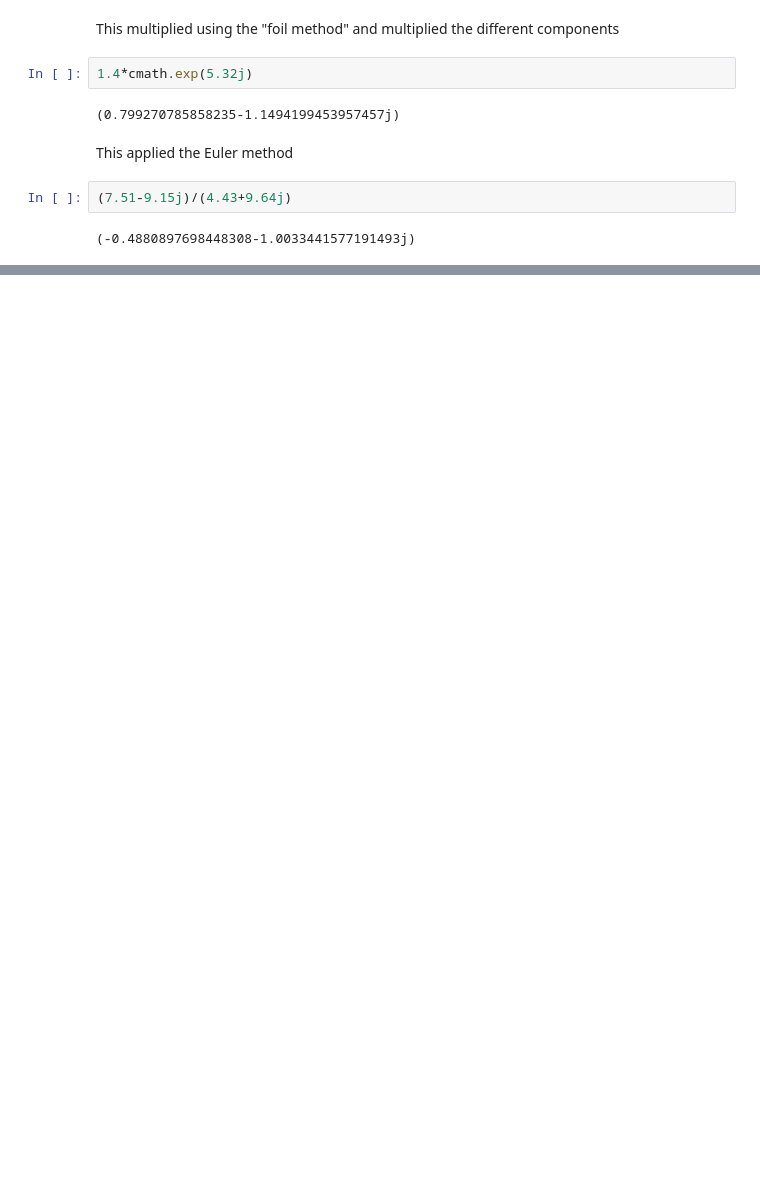
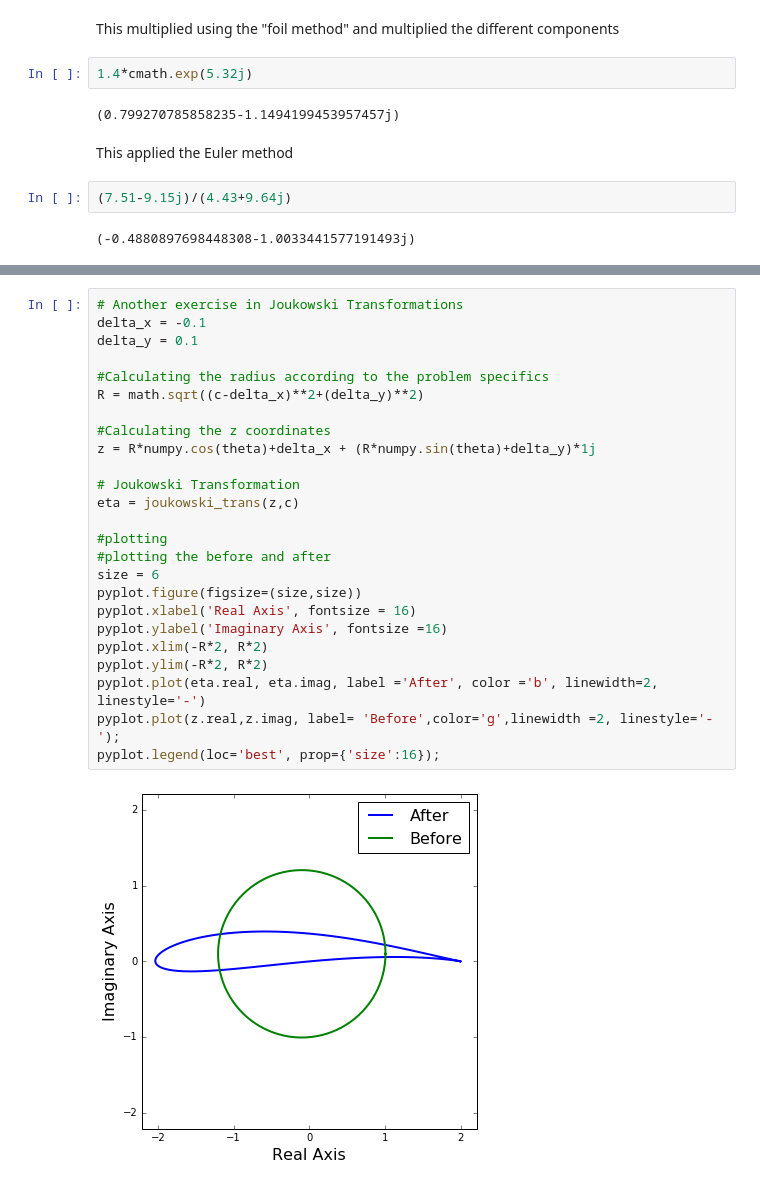
Before and after one commit to jennakosborn/mae6226, a Jupyter notebook: Assignment02.ipynb, the cells around one changed output, grey strips where cells are left out. Drawn from its saved outputs; the diff is of its cells as text; blank space fills up the shorter version.

```diff
--- a/Assignment02.ipynb
+++ b/Assignment02.ipynb
@@ -53,0 +128,27 @@ This applied the Euler method
+# %%
+# Another exercise in Joukowski Transformations
+delta_x = -0.1
+delta_y = 0.1
+
+#Calculating the radius according to the problem specifics
+R = math.sqrt((c-delta_x)**2+(delta_y)**2)
+
+#Calculating the z coordinates
+z = R*numpy.cos(theta)+delta_x + (R*numpy.sin(theta)+delta_y)*1j
+
+# Joukowski Transformation
+eta = joukowski_trans(z,c)
+
+#plotting
+#plotting the before and after
+size = 6
+pyplot.figure(figsize=(size,size))
+pyplot.xlabel('Real Axis', fontsize = 16)
+pyplot.ylabel('Imaginary Axis', fontsize =16)
+pyplot.xlim(-R*2, R*2)
+pyplot.ylim(-R*2, R*2)
+pyplot.plot(eta.real, eta.imag, label ='After', color ='b', linewidth=2, linestyle='-')
+pyplot.plot(z.real,z.imag, label= 'Before',color='g',linewidth =2, linestyle='-');
+pyplot.legend(loc='best', prop={'size':16});
+# %% [output]
+[figure, added]
```
Also changed, not shown: parts of 11 cells of this notebook.
